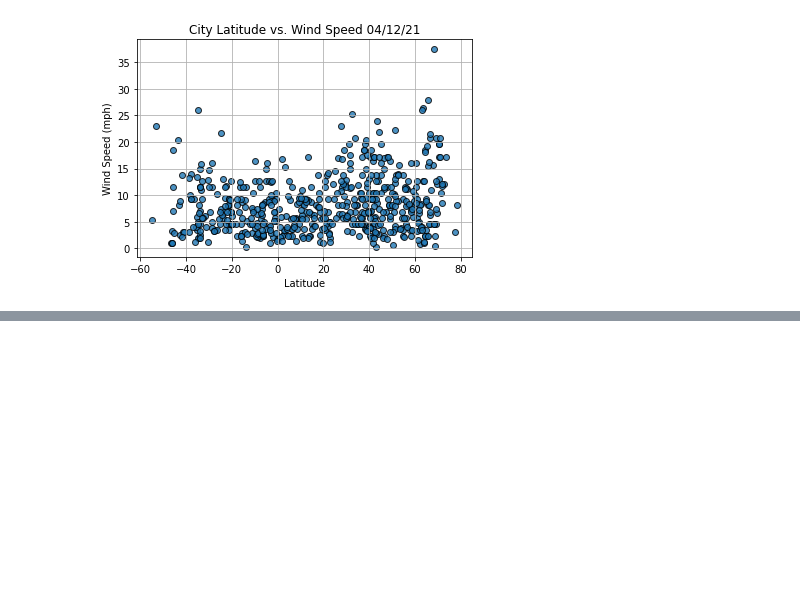
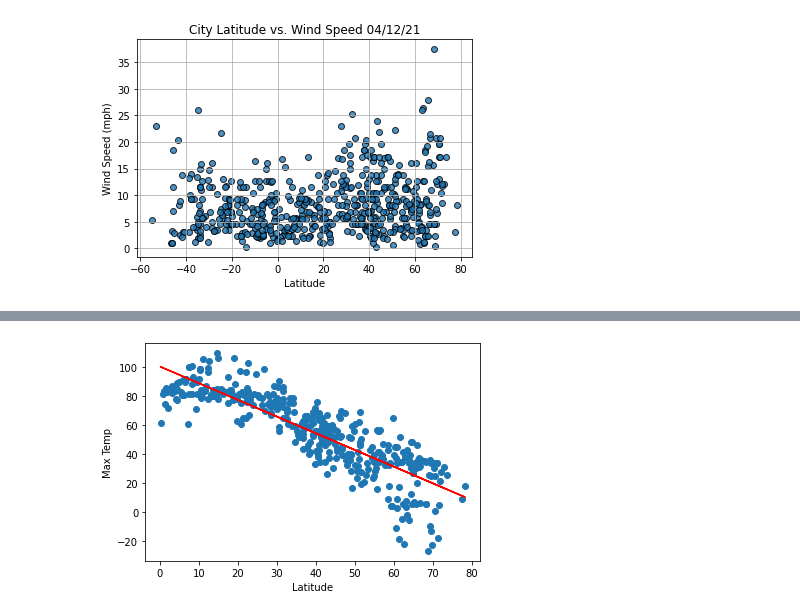
Before and after one commit to neccher/World_Weather_Analysis, a Jupyter notebook: WeatherPy.ipynb, the cells around one changed output, grey strips where cells are left out. Drawn from its saved outputs; the diff is of its cells as text; code cells hidden in the pictures; blank space fills up the shorter version.

```diff
--- a/WeatherPy.ipynb
+++ b/WeatherPy.ipynb
@@ -254,3 +254,25 @@ plt.savefig("weather_data/Fig4.png")
 plt.show()
 # %% [output]
 [figure]
+# %%
+# Import linregress
+from scipy.stats import linregress
+
+# Create a function to create perform linear regression on the weather data
+# and plot a regression line and the equation with the data.
+def plot_linear_regression(x_values, y_values, title, y_label, text_coordinates):
+
+    #Run regression for weather data
+    (slope, intercept, r_value, p_value, std_err) = linregress(x_values, y_values)
+
+    #Calculate y values for regression line
+    regress_values = (x_values * slope + intercept)
+    #Get equation of line
+    line_eq = "y = " +str(round(slope,2)) + "x + " + str(round(intercept,2))
+    #Scatter plot
+    plt.scatter(x_values, y_values)
+    plt.plot(x_values, regress_values, "r")
+    #annotate
+    plt.xlabel("Latitude")
+    plt.ylabel(y_label)
+    plt.show()
@@ -256,0 +293,14 @@ plt.show()
+# %%
+#Create hemisphere dfs
+northern_hemi_df = city_data_df.loc[city_data_df["Lat"] >= 0]
+southern_hemi_df = city_data_df.loc[city_data_df["Lat"] < 0]
+# %%
+#Linear Rregression on northern hemisphere for lats vs max temp
+x_values = northern_hemi_df["Lat"]
+y_values = northern_hemi_df["Max Temp"]
+#Call function
+plot_linear_regression(x_values, y_values,
+                      "Linear Regression on the Northern Hemisphere \
+                      for Maximum Temperature", "Max Temp", (40, 80))
+# %% [output]
+[figure, added]
```
Also changed, not shown: parts of 8 cells of this notebook, 1 other file.
